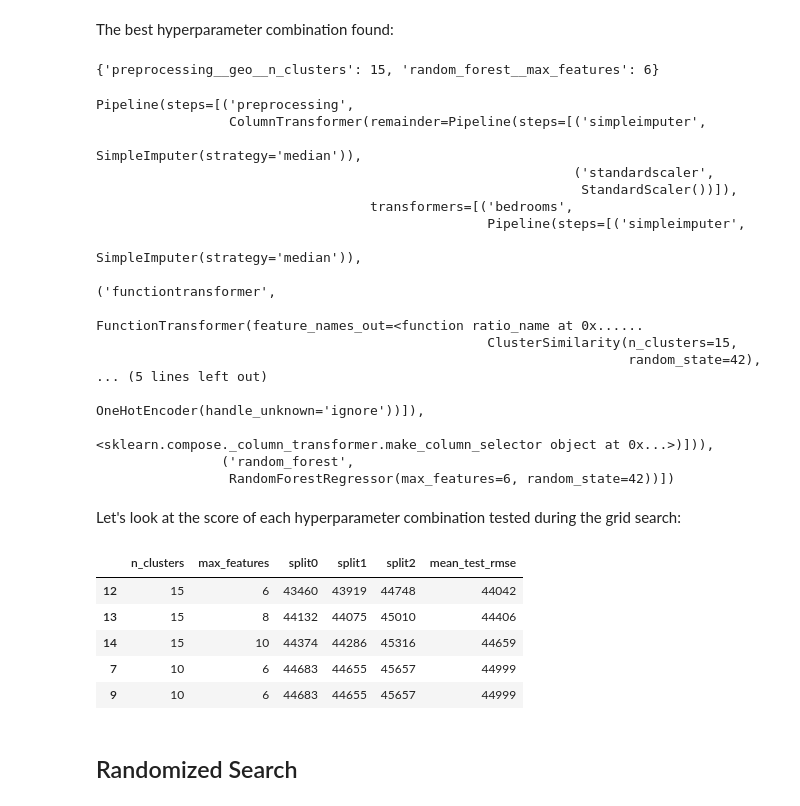
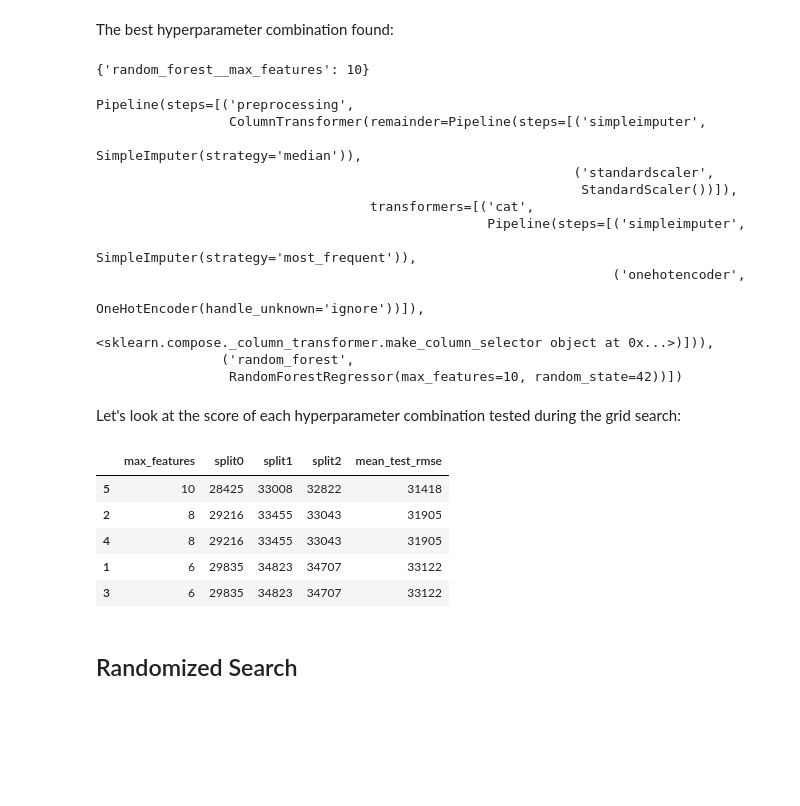
Before and after one commit to colafishx/handson-ml3, a Jupyter notebook: 02_end_to_end_machine_learning_project.ipynb, the cells around one changed output. Saved outputs shown, nothing was run; the diff lists cells and outputs as text; code cells hidden in the pictures; blank space fills up the shorter version.

```diff
--- a/02_end_to_end_machine_learning_project.ipynb
+++ b/02_end_to_end_machine_learning_project.ipynb
@@ -1184,9 +1183,9 @@ log_pipeline = make_pipeline(
 default_num_pipeline = make_pipeline(SimpleImputer(strategy="median"),
                                      StandardScaler())
 preprocessing = ColumnTransformer([
-        ("f1Feet_per_room", ratio_pipeline(), ["1stFlrSF", "TotRmsAbvGrd"]),
-        ("bedrooms_ratio", ratio_pipeline(), ["BedroomAbvGr", "TotRmsAbvGrd"]),
-        ("grFeet_per_car", ratio_pipeline(), ["GarageArea", "GarageCars"]),
+        # ("f1Feet_per_room", ratio_pipeline(), ["1stFlrSF", "TotRmsAbvGrd"]),
+        # ("bedrooms_ratio", ratio_pipeline(), ["BedroomAbvGr", "TotRmsAbvGrd"]),
+        # ("grFeet_per_car", ratio_pipeline(), ["GarageArea", "GarageCars"]),
         # ("log", log_pipeline, ["1stFlrSF", "TotRmsAbvGrd", "BedroomAbvGr", "TotRmsAbvGrd"]),
         ("cat", cat_pipeline, make_column_selector(dtype_include=object)),
     ],
@@ -1372,10 +1360,12 @@ full_pipeline = Pipeline([
     ("random_forest", RandomForestRegressor(random_state=42)),
 ])
 param_grid = [
-    {'preprocessing__geo__n_clusters': [5, 8, 10],
-     'random_forest__max_features': [4, 6, 8]},
-    {'preprocessing__geo__n_clusters': [10, 15],
-     'random_forest__max_features': [6, 8, 10]},
+    {
+        # "preprocessing__geo__n_clusters": [5, 8, 10],
+     "random_forest__max_features": [4, 6, 8]},
+    {
+        # "preprocessing__geo__n_clusters": [10, 15],
+     "random_forest__max_features": [6, 8, 10]},
 ]
 grid_search = GridSearchCV(full_pipeline, param_grid, cv=3,
                            scoring='neg_root_mean_squared_error')
@@ -1412,7 +1400,7 @@ The best hyperparameter combination found:
 # %%
 grid_search.best_params_
 # %% [output]
-{'preprocessing__geo__n_clusters': 15, 'random_forest__max_features': 6}
+{'random_forest__max_features': 10}
 # %%
 grid_search.best_estimator_
 # %% [output]
@@ -1421,40 +1409,39 @@ Pipeline(steps=[('preprocessing',
                                                               SimpleImputer(strategy='median')),
                                                              ('standardscaler',
                                                               StandardScaler())]),
-                                   transformers=[('bedrooms',
+                                   transformers=[('cat',
                                                   Pipeline(steps=[('simpleimputer',
-                                                                   SimpleImputer(strategy='median')),
-                                                                  ('functiontransformer',
-                                                                   FunctionTransformer(feature_names_out=<function ratio_name at 0x......
-                                                  ClusterSimilarity(n_clusters=15,
-                                                                    random_state=42),
-... (5 lines left out)
+                                                                   SimpleImputer(strategy='most_frequent')),
+                                                                  ('onehotencoder',
                                                                    OneHotEncoder(handle_unknown='ignore'))]),
                                                   <sklearn.compose._column_transformer.make_column_selector object at 0x...>)])),
                 ('random_forest',
-                 RandomForestRegressor(max_features=6, random_state=42))])
+                 RandomForestRegressor(max_features=10, random_state=42))])
 # %% [markdown]
 Let's look at the score of each hyperparameter combination tested during the grid search:
 # %%
 cv_res = pd.DataFrame(grid_search.cv_results_)
 cv_res.sort_values(by="mean_test_score", ascending=False, inplace=True)
 
 # extra code – these few lines of code just make the DataFrame look nicer
-cv_res = cv_res[["param_preprocessing__geo__n_clusters",
+cv_res = cv_res[[
+    # "param_preprocessing__geo__n_clusters",
                  "param_random_forest__max_features", "split0_test_score",
                  "split1_test_score", "split2_test_score", "mean_test_score"]]
 score_cols = ["split0", "split1", "split2", "mean_test_rmse"]
-cv_res.columns = ["n_clusters", "max_features"] + score_cols
+cv_res.columns = [
+    # "n_clusters",
+     "max_features"] + score_cols
 cv_res[score_cols] = -cv_res[score_cols].round().astype(np.int64)
 
 cv_res.head()
 # %% [output]
-|  | n_clusters | max_features | split0 | split1 | split2 | mean_test_rmse |
-| 12 | 15 | 6 | 43460 | 43919 | 44748 | 44042 |
-| 13 | 15 | 8 | 44132 | 44075 | 45010 | 44406 |
-| 14 | 15 | 10 | 44374 | 44286 | 45316 | 44659 |
-| 7 | 10 | 6 | 44683 | 44655 | 45657 | 44999 |
-| 9 | 10 | 6 | 44683 | 44655 | 45657 | 44999 |
+|  | max_features | split0 | split1 | split2 | mean_test_rmse |
+| 5 | 10 | 28425 | 33008 | 32822 | 31418 |
+| 2 | 8 | 29216 | 33455 | 33043 | 31905 |
+| 4 | 8 | 29216 | 33455 | 33043 | 31905 |
+| 1 | 6 | 29835 | 34823 | 34707 | 33122 |
+| 3 | 6 | 29835 | 34823 | 34707 | 33122 |
 # %% [markdown]
 ## Randomized Search
 # %%
```
Also changed, not shown: parts of 27 cells of this notebook.
